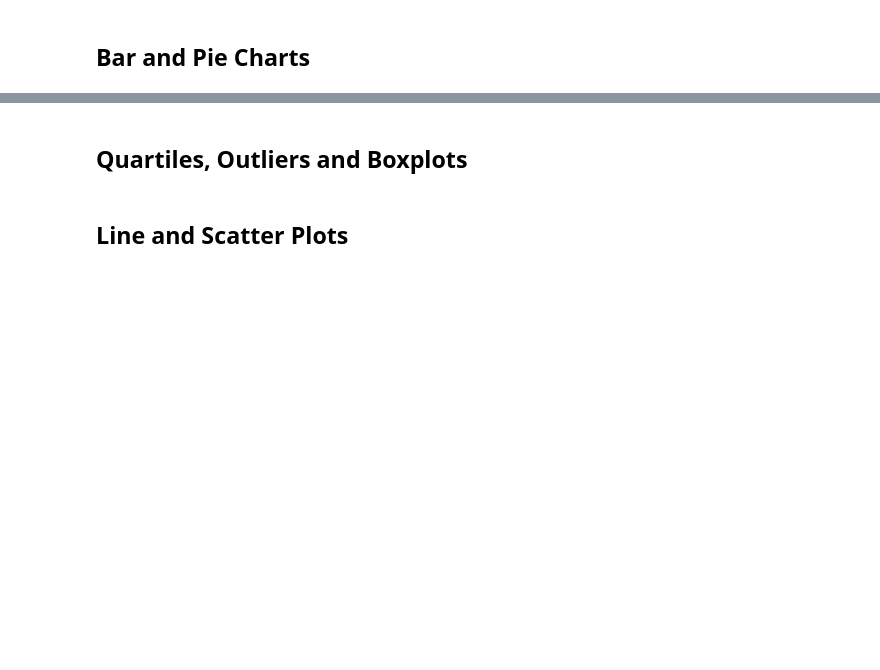
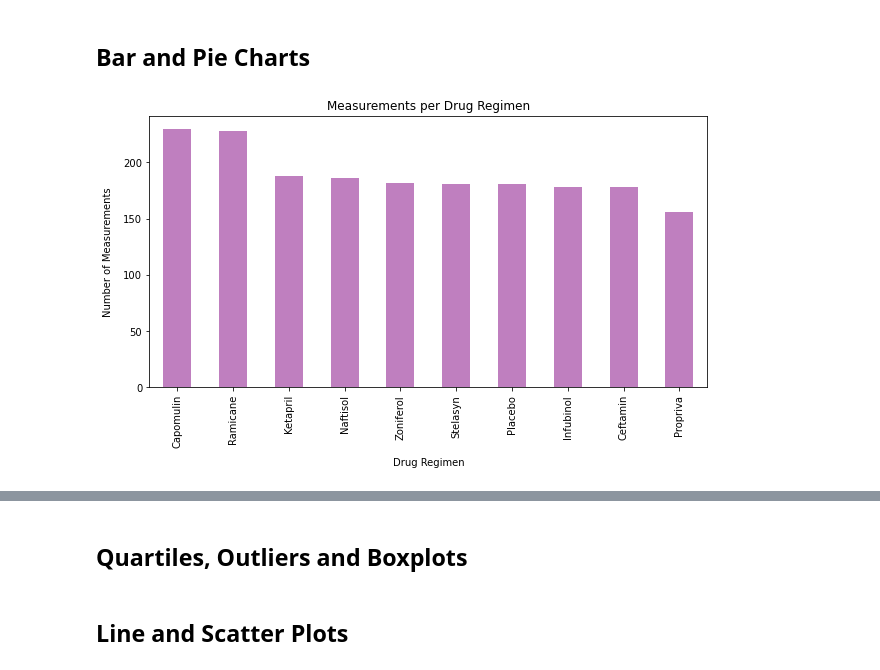
Before and after one commit to rromang/matplotlib, a Jupyter notebook: Pymaceuticals/pymaceuticals_starter.ipynb, the cells around one changed output, grey strips where cells are left out. Cells and saved outputs as stored; diff of their text form; code cells hidden in the pictures; blank space fills up the shorter version.

Commit message:
added plots for drug treatment counts

```diff
--- a/Pymaceuticals/pymaceuticals_starter.ipynb
+++ b/Pymaceuticals/pymaceuticals_starter.ipynb
@@ -185,3 +221,10 @@ drug_trx_stats
 ## Bar and Pie Charts
 # %%
 # Generate a bar plot showing the total number of measurements taken on each drug regimen using pandas.
+clean_all_data['Drug Regimen'].value_counts().plot(kind='bar', color = 'purple', alpha=0.5, figsize=(10,5))
+plt.xlabel('Drug Regimen', labelpad=10)
+plt.ylabel('Number of Measurements', labelpad=10)
+plt.title('Measurements per Drug Regimen')
+plt.show()
+# %% [output]
+[figure, added]
```
Also changed, not shown: parts of 6 cells of this notebook.
